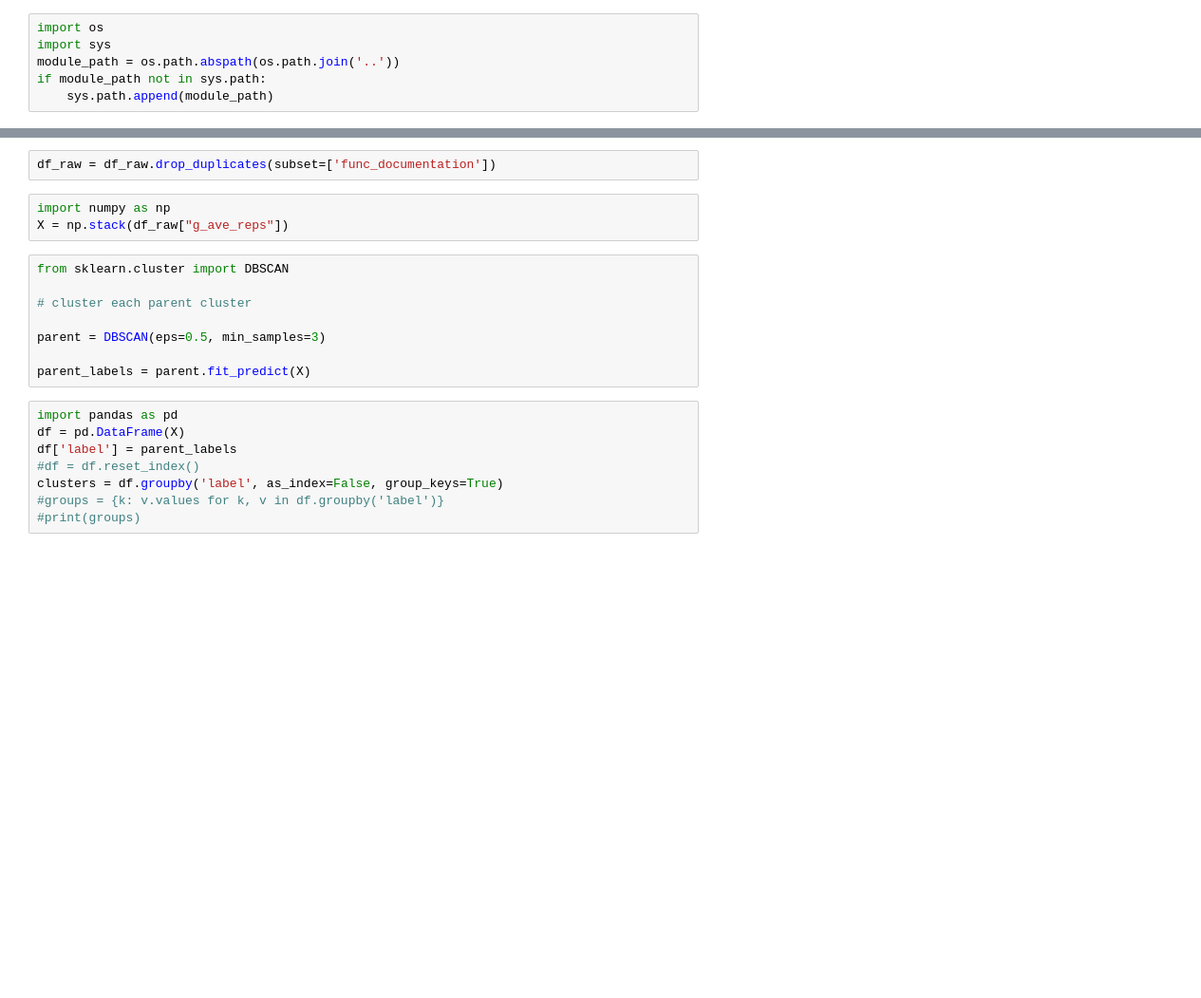
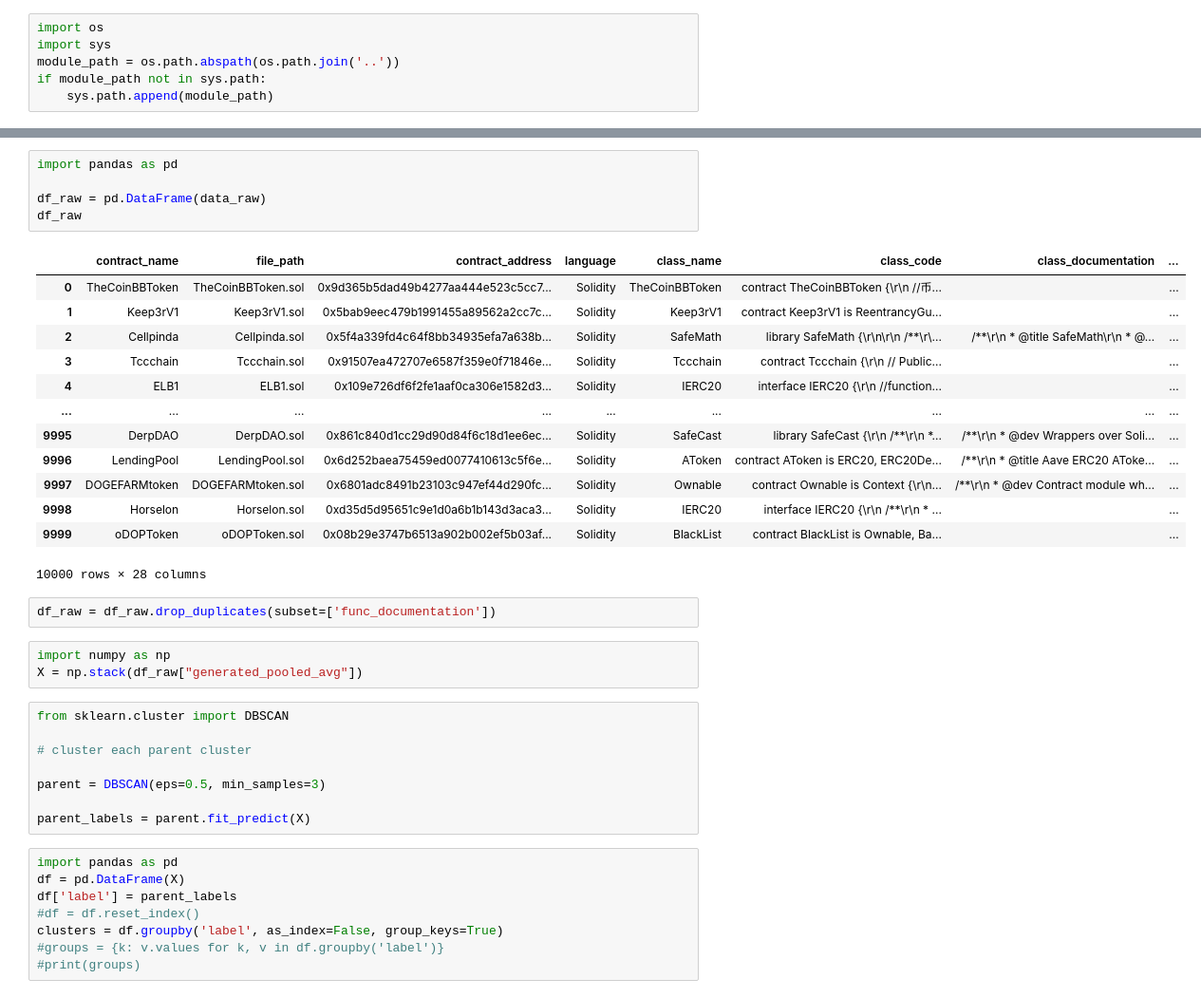
Before and after one commit to andstor/code-comment-analysis, a Jupyter notebook: notebook/dbscan.ipynb, the cells around one changed output, grey strips where cells are left out. Shown at 95% size. Drawn from its saved outputs; the diff is of its cells as text; blank space fills up the shorter version.

```diff
--- a/notebook/dbscan.ipynb
+++ b/notebook/dbscan.ipynb
@@ -19,8 +19,27 @@ df_raw = df_raw.reset_index(drop=True)
+# %%
+import pandas as pd
+
+df_raw = pd.DataFrame(data_raw)
+df_raw
+# %% [output]
+|  | contract_name | file_path | contract_address | language | class_name | class_code | class_documentation | ... |
+| 0 | TheCoinBBToken | TheCoinBBToken.sol | 0x9d365b5dad49b4277aa444e523c5cc7... | Solidity | TheCoinBBToken | contract TheCoinBBToken {\r\n //币... |  | ... |
+| 1 | Keep3rV1 | Keep3rV1.sol | 0x5bab9eec479b1991455a89562a2cc7c... | Solidity | Keep3rV1 | contract Keep3rV1 is ReentrancyGu... |  | ... |
+| 2 | Cellpinda | Cellpinda.sol | 0x5f4a339fd4c64f8bb34935efa7a638b... | Solidity | SafeMath | library SafeMath {\r\n\r\n /**\r\... | /**\r\n * @title SafeMath\r\n * @... | ... |
+| 3 | Tccchain | Tccchain.sol | 0x91507ea472707e6587f359e0f71846e... | Solidity | Tccchain | contract Tccchain {\r\n // Public... |  | ... |
+| 4 | ELB1 | ELB1.sol | 0x109e726df6f2fe1aaf0ca306e1582d3... | Solidity | IERC20 | interface IERC20 {\r\n //function... |  | ... |
+| ... | ... | ... | ... | ... | ... | ... | ... | ... |
+| 9995 | DerpDAO | DerpDAO.sol | 0x861c840d1cc29d90d84f6c18d1ee6ec... | Solidity | SafeCast | library SafeCast {\r\n /**\r\n *... | /**\r\n * @dev Wrappers over Soli... | ... |
+| 9996 | LendingPool | LendingPool.sol | 0x6d252baea75459ed0077410613c5f6e... | Solidity | AToken | contract AToken is ERC20, ERC20De... | /**\r\n * @title Aave ERC20 AToke... | ... |
+| 9997 | DOGEFARMtoken | DOGEFARMtoken.sol | 0x6801adc8491b23103c947ef44d290fc... | Solidity | Ownable | contract Ownable is Context {\r\n... | /**\r\n * @dev Contract module wh... | ... |
+| 9998 | Horselon | Horselon.sol | 0xd35d5d95651c9e1d0a6b1b143d3aca3... | Solidity | IERC20 | interface IERC20 {\r\n /**\r\n * ... |  | ... |
+| 9999 | oDOPToken | oDOPToken.sol | 0x08b29e3747b6513a902b002ef5b03af... | Solidity | BlackList | contract BlackList is Ownable, Ba... |  | ... |
+10000 rows × 28 columns
 # %%
 df_raw = df_raw.drop_duplicates(subset=['func_documentation'])
 # %%
 import numpy as np
-X = np.stack(df_raw["g_ave_reps"])
+X = np.stack(df_raw["generated_pooled_avg"])
 # %%
 from sklearn.cluster import DBSCAN
 
```
Also changed, not shown: parts of 15 cells of this notebook.
